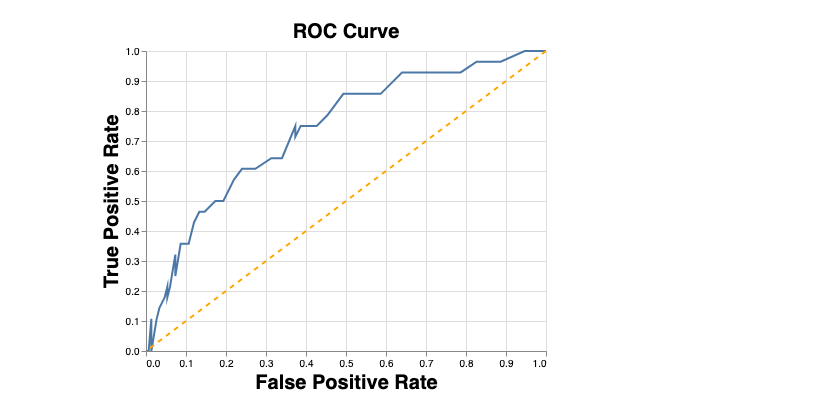
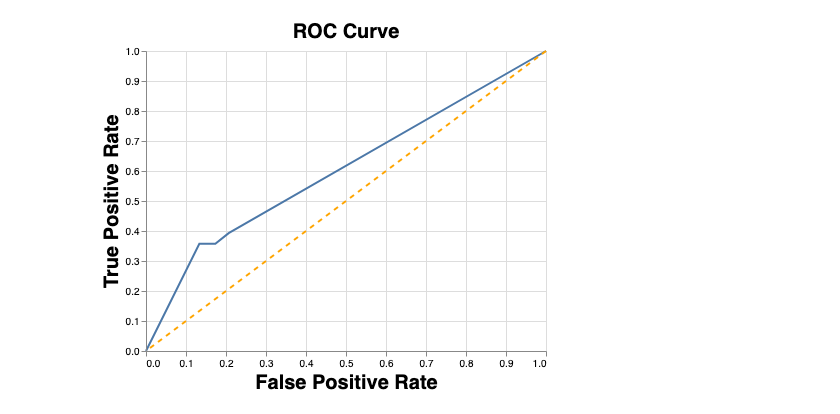
Before and after one commit to UBC-MDS/522-Workflows-Group-414, a Jupyter notebook: ML.ipynb, the cells around one changed output. Cells and saved outputs as stored; diff of their text form; code cells hidden in the pictures.

```diff
--- a/ML.ipynb
+++ b/ML.ipynb
@@ -187,5 +143,5 @@ DecisionTreeClassifier(ccp_alpha=0.0, class_weight=None, criterion='gini',
 # and precision = 0.46
 # %%
-rf = RandomForestClassifier(max_features=20, min_impurity_decrease=0)
-rf.fit(X_train, y_train).score(X_train, y_train)
+dt = DecisionTreeClassifier(max_depth=15, max_features=100)
+dt.fit(X_train, y_train).score(X_train, y_train)
 # %% [output]
@@ -454,22 +336,24 @@ array([[-0.14512307, -0.14512307],
 # %%
 # ROC curve
 
-fpr, tpr, _ = roc_curve(y_test, rf.predict_proba(X_test)[:,1])
+fpr, tpr, _ = roc_curve(y_test, dt.predict_proba(X_test)[:,1])
 
 roc_df = pd.DataFrame({"fpr":fpr, "tpr":tpr})
 
 line_df = pd.DataFrame({"start":[0,1], "end":[0,1]})
 
 roc = alt.Chart(roc_df).mark_line().encode(
     x = alt.X("fpr:Q"),
     y = alt.Y("tpr:Q")
 )
 
 line = alt.Chart(line_df).mark_line(strokeDash=[5,5], color="orange").encode(
     x = alt.X("start:Q", axis=alt.Axis(title="False Positive Rate")),
     y = alt.Y("end:Q", axis=alt.Axis(title="True Positive Rate"))
 )
 
-(roc + line).configure_axis(titleFontSize=20).properties(title="ROC Curve").configure_title(fontSize=20)
+chart = (roc + line).configure_axis(titleFontSize=20).properties(title="ROC Curve").configure_title(fontSize=20)
+
+chart
 # %% [output]
-[figure, old version]
+[figure, new version]
```
Also changed, not shown: parts of 31 cells of this notebook, 2 other files.
